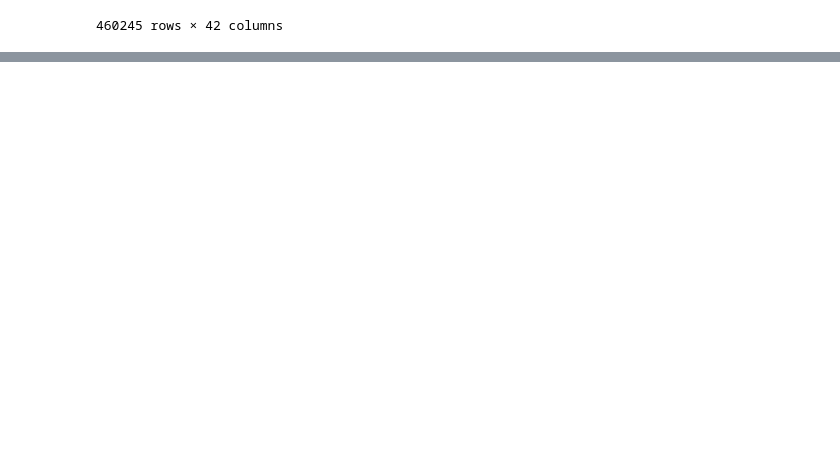
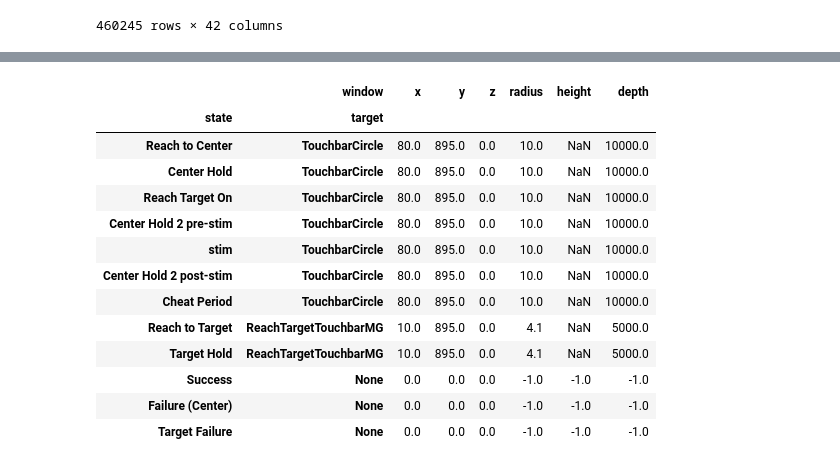
Before and after one commit to raeedcho/miso-analysis, a Jupyter notebook: scripts/single_channel_stim.ipynb, the cells around one changed output, grey strips where cells are left out. Saved outputs shown, nothing was run; the diff lists cells and outputs as text; code cells hidden in the pictures; blank space fills up the shorter version.

```diff
--- a/scripts/single_channel_stim.ipynb
+++ b/scripts/single_channel_stim.ipynb
@@ -502,3 +487,20 @@ traces = (
 )
 # %% [output]
 [interactive output not drawn]
+# %%
+smile_extract.get_state_target_table(smile_data[0])
+# %% [output]
+|  | window | x | y | z | radius | height | depth |
+| state | target |  |  |  |  |  |  |
+| Reach to Center | TouchbarCircle | 80.0 | 895.0 | 0.0 | 10.0 | NaN | 10000.0 |
+| Center Hold | TouchbarCircle | 80.0 | 895.0 | 0.0 | 10.0 | NaN | 10000.0 |
+| Reach Target On | TouchbarCircle | 80.0 | 895.0 | 0.0 | 10.0 | NaN | 10000.0 |
+| Center Hold 2 pre-stim | TouchbarCircle | 80.0 | 895.0 | 0.0 | 10.0 | NaN | 10000.0 |
+| stim | TouchbarCircle | 80.0 | 895.0 | 0.0 | 10.0 | NaN | 10000.0 |
+| Center Hold 2 post-stim | TouchbarCircle | 80.0 | 895.0 | 0.0 | 10.0 | NaN | 10000.0 |
+| Cheat Period | TouchbarCircle | 80.0 | 895.0 | 0.0 | 10.0 | NaN | 10000.0 |
+| Reach to Target | ReachTargetTouchbarMG | 10.0 | 895.0 | 0.0 | 4.1 | NaN | 5000.0 |
+| Target Hold | ReachTargetTouchbarMG | 10.0 | 895.0 | 0.0 | 4.1 | NaN | 5000.0 |
+| Success | None | 0.0 | 0.0 | 0.0 | -1.0 | -1.0 | -1.0 |
+| Failure (Center) | None | 0.0 | 0.0 | 0.0 | -1.0 | -1.0 | -1.0 |
+| Target Failure | None | 0.0 | 0.0 | 0.0 | -1.0 | -1.0 | -1.0 |
```
Also changed, not shown: parts of 12 cells of this notebook, 1 other file.
